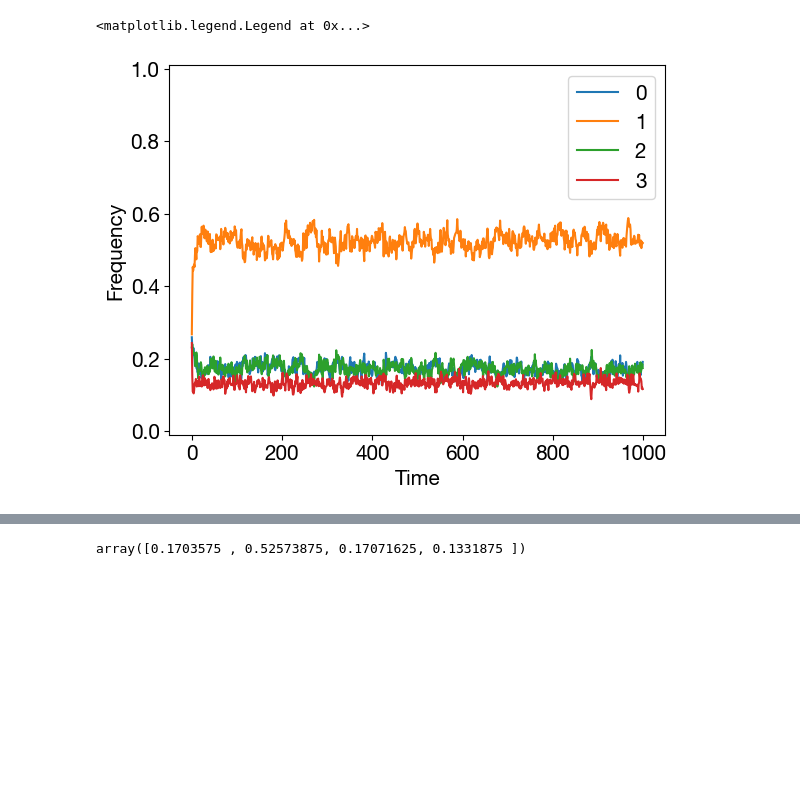
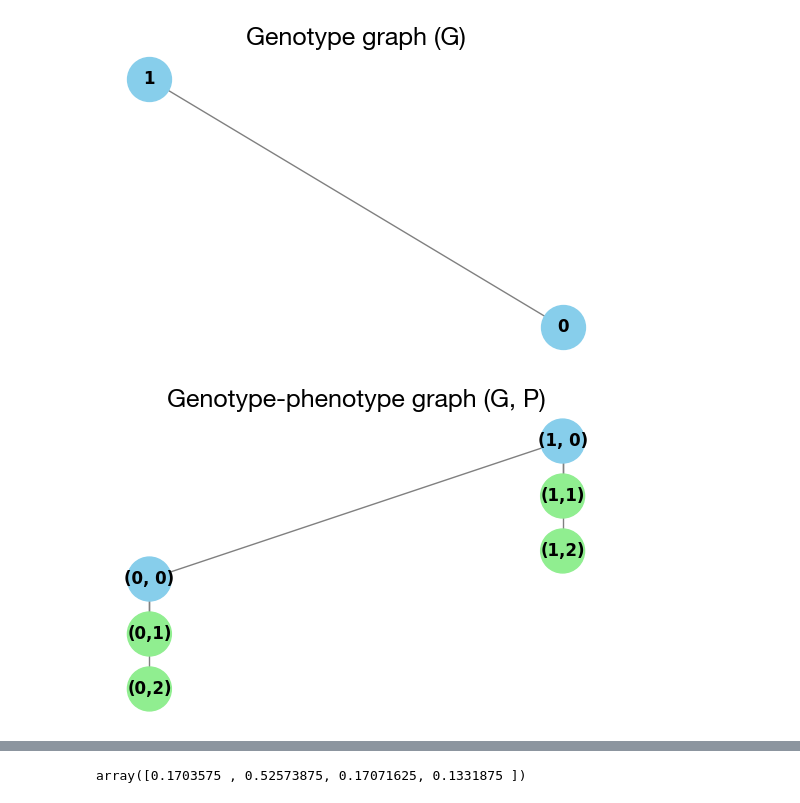
Before and after one commit to vastcollab/ProPGen, a Jupyter notebook: data_explorer.ipynb, the cells around one changed output, grey strips where cells are left out. Cells and saved outputs as stored; diff of their text form; code cells hidden in the pictures; blank space fills up the shorter version.

Commit message:
add graph visualizations and update data explorer

```diff
--- a/data_explorer.ipynb
+++ b/data_explorer.ipynb
@@ -6,5 +9,5 @@ import scipy.stats
 # %%
-with open('test/sim2_data_trial2.pkl','rb') as file:
+with open('test/sim2_data_trial4.pkl','rb') as file:
     data = pickle.load(file)
 # %%
 font = {'family' : 'Helvetica Neue',
@@ -15,9 +21,68 @@ plt.rc('font', **font)
-# %%
-plt.plot(data['freq_timeseries'].T)
-plt.ylim(-0.01,1.01)
-plt.xlabel('Time')
-plt.ylabel('Frequency')
-plt.legend(np.arange(4))
-# %% [output]
-<matplotlib.legend.Legend at 0x...>
-[figure, removed]
+# %%
+# show the genotype graph
+
+G = nx.from_numpy_array(data['A'])
+node_labels = {i: f'{i}' for i in range(len(data['A']))}
+
+plt.figure(figsize=(5, 3))
+pos = nx.spring_layout(G)
+nx.draw(G, pos, with_labels=True, labels=node_labels, node_size=1000, node_color='skyblue', font_size=12, font_weight='bold', edge_color='gray')
+plt.title('Genotype graph (G)')
+plt.show()
+# %% [output]
+[figure, added]
+# %%
+# show the genotype-phenotype graph
+
+G = nx.from_numpy_array(data['A'])
+node_labels = {i: f'({i}, 0)' for i in range(len(data['A']))}
+
+new_nodes = []
+new_edges = []
+
+# add phenotype nodes dynamically to each genotype node in the graph
+new_node_start_index = len(G.nodes)
+
+for node in G.nodes:
+    for i in range(Q-1):
+        new_node = new_node_start_index + node * (Q-1) + i
+        new_nodes.append(new_node)  # collect new node
+        new_edges.append((node, new_node))  # collect edge between parent and child
+
+G.add_nodes_from(new_nodes)
+G.add_edges_from(new_edges)
+
+# labels for phenotype nodes
+for child_node in new_nodes:
+    genotype_parent = child_node // (Q-1)
+    child_number = child_node % (Q-1) + 1
+    node_labels[child_node] = '(' + str(genotype_parent - 1) + ',' + str(child_number) + ')'
+
+# colors
+node_colors = []
+for node in G.nodes:
+    if node < len(data['A']):
+        node_colors.append('skyblue')
+    else:
+        node_colors.append('lightgreen')
+
+# positioning the nodes
+pos = nx.spring_layout(G, seed=42)
+
+# offset the children below their parent nodes
+child_pos_offset = 0.20
+for node in range(len(data['A'])):
+    children = [n for n in G.neighbors(node)]
+    child_count = 0
+    for child in children:
+        if child >= len(data['A']):
+            pos[child] = (pos[node][0], pos[node][1] - child_pos_offset * (child_count + 1))
+            child_count += 1
+
+plt.figure(figsize=(5, 3))
+nx.draw(G, pos, with_labels=True, labels=node_labels, node_size=1000, node_color=node_colors, font_size=12, font_weight='bold', edge_color='gray')
+
+plt.title("Genotype-phenotype graph (G, P)")
+plt.show()
+# %% [output]
+[figure, added]
```
Also changed, not shown: parts of 4 cells of this notebook, 4 other files.
